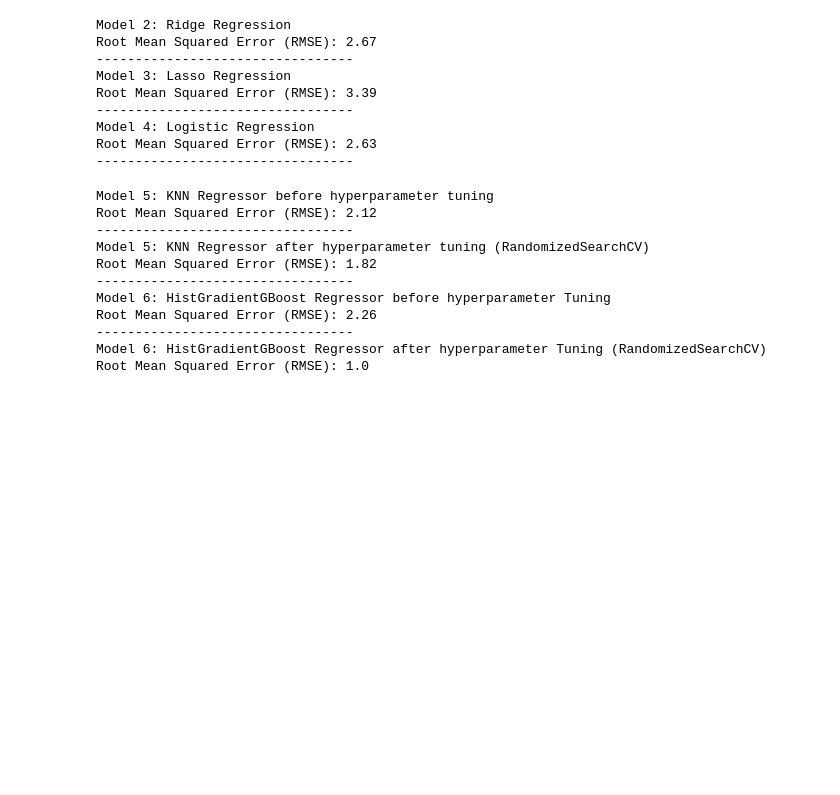
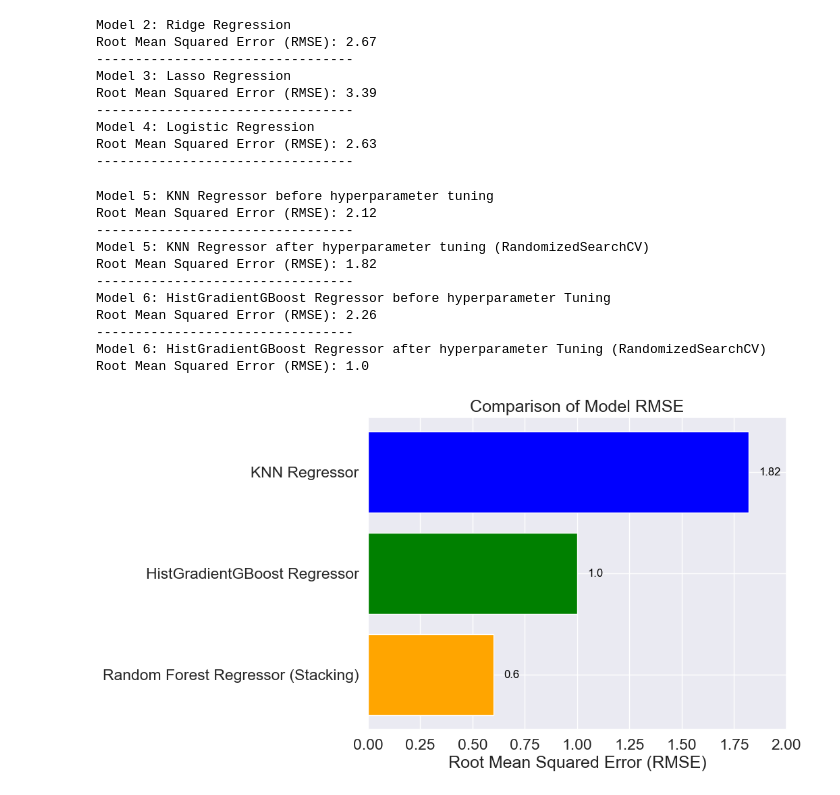
Before and after one commit to eigenaarti2/Ninja-Turtles, a Jupyter notebook: Baseline_new_start_drop_numerical.ipynb, the cells around one changed output. Cells and saved outputs as stored; diff of their text form; code cells hidden in the pictures; blank space fills up the shorter version.

Commit message:
added last plot

```diff
--- a/Baseline_new_start_drop_numerical.ipynb
+++ b/Baseline_new_start_drop_numerical.ipynb
@@ -1368,3 +1368,25 @@ Root Mean Squared Error (RMSE): 2.26
 ---------------------------------
 Model 6: HistGradientGBoost Regressor after hyperparameter Tuning (RandomizedSearchCV)
 Root Mean Squared Error (RMSE): 1.0
+# %%
+import matplotlib.pyplot as plt
+
+# Model names and RMSE values
+models = ["KNN Regressor", "HistGradientGBoost Regressor", "Random Forest Regressor (Stacking)"]
+rmse_values = [1.82, 1.0, 0.6]
+
+# Create a bar plot
+plt.figure(figsize=(8, 6))
+plt.barh(models, rmse_values, color=['blue', 'green', 'orange'])
+plt.xlabel("Root Mean Squared Error (RMSE)")
+plt.title("Comparison of Model RMSE")
+plt.xlim(0, 2)  # Adjust the x-axis limits if needed
+plt.gca().invert_yaxis()  # Invert the y-axis for better readability
+
+# Display RMSE values on the bars
+for i, v in enumerate(rmse_values):
+    plt.text(v + 0.05, i, str(v), color='black', va='center', fontsize=12)
+
+plt.show()
+# %% [output]
+[figure, added]
```
Also changed, not shown: parts of 1 cell of this notebook.
